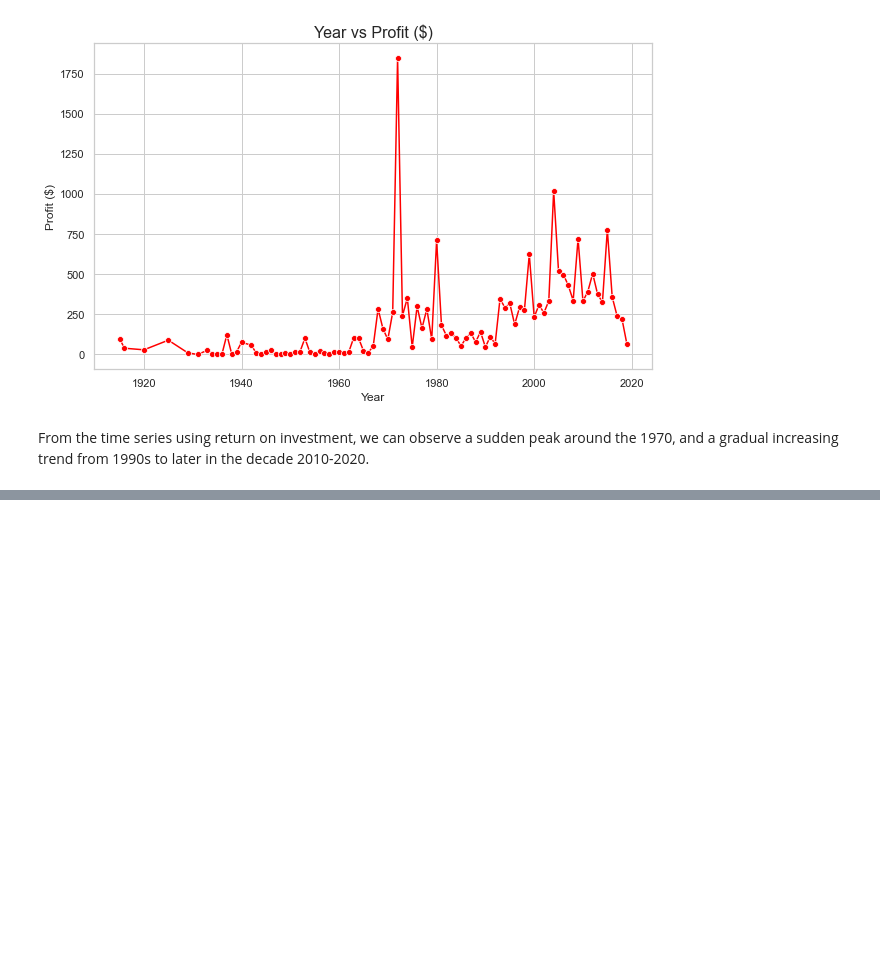
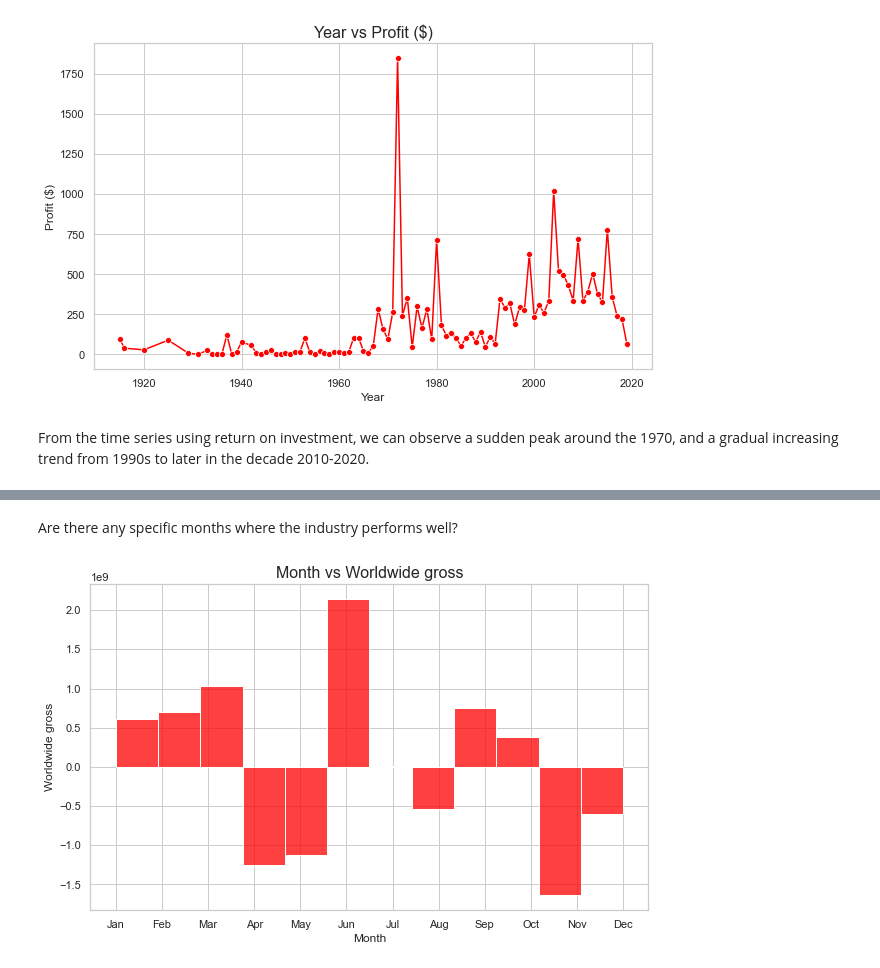
Before and after one commit to Kurgat-Bee/Phase2project, a Jupyter notebook: tnbugets.ipynb, the cells around one changed output, grey strips where cells are left out. Drawn from its saved outputs; the diff is of its cells as text; code cells hidden in the pictures; blank space fills up the shorter version.

```diff
--- a/tnbugets.ipynb
+++ b/tnbugets.ipynb
@@ -205,6 +206,7 @@ df['release_date'] = pd.to_datetime(df['release_date'])
 
 #extracting the year into its own column
 df['year'] = df['release_date'].dt.year
+df['month'] = df['release_date'].dt.month
 df
 # %% [output]
 |  | id | release_date | movie | production_budget | domestic_gross | worldwide_gross | profit ($) | ... |
@@ -263,0 +353,13 @@ From the above plots, is it safe to say that the way the domestic market behaves
+# %% [markdown]
+Are there any specific months where the industry performs well?
+# %%
+plt.figure(figsize = (10, 6))
+sns.histplot(data=df, x='month', weights='worldwide_gross', bins = 12, color = 'red')
+plt.xticks(ticks=range(1, 13), labels=['Jan', 'Feb', 'Mar', 'Apr', 'May', 'Jun', 'Jul', 'Aug', 'Sep', 'Oct', 'Nov', 'Dec'])
+plt.title('Month vs Worldwide gross', fontsize=16)
+plt.xlabel('Month', fontsize=12)
+plt.ylabel('Worldwide gross', fontsize=12)
+plt.grid(True)
+plt.show()
+# %% [output]
+[figure, added]
```
Also changed, not shown: parts of 15 cells of this notebook.
